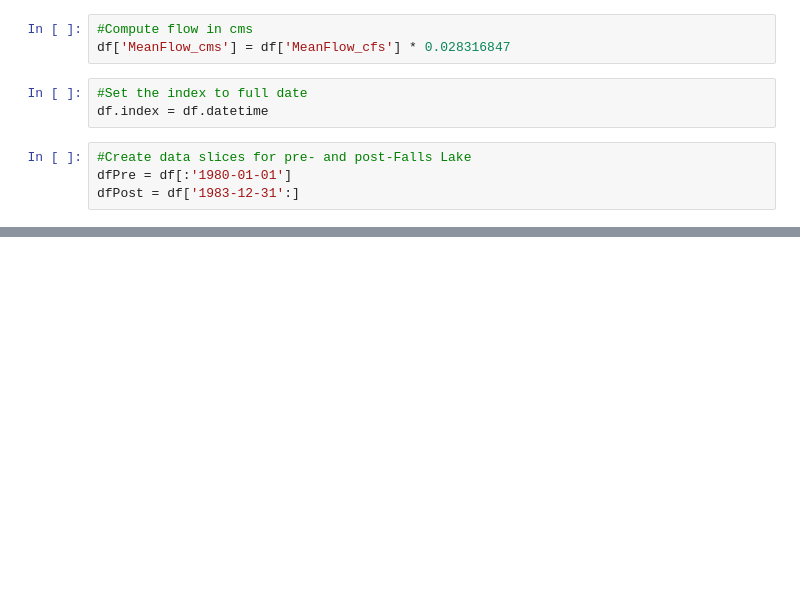
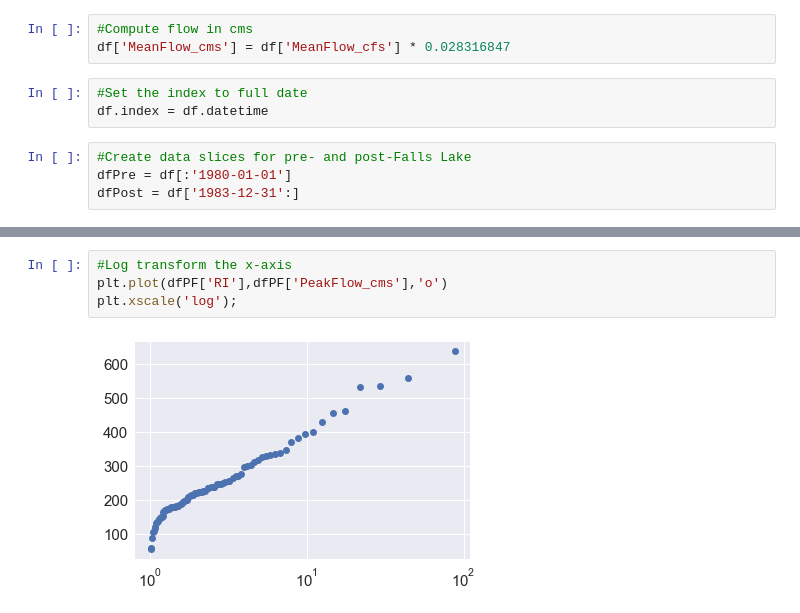
Before and after one commit to johnpfay/Water-Data-Bootcamp, a Jupyter notebook: 1_StreamFlow/Python/03-Flood-Frequency-Analysis.ipynb, the cells around one changed output, grey strips where cells are left out. Saved outputs shown, nothing was run; the diff lists cells and outputs as text; blank space fills up the shorter version.

```diff
--- a/1_StreamFlow/Python/03-Flood-Frequency-Analysis.ipynb
+++ b/1_StreamFlow/Python/03-Flood-Frequency-Analysis.ipynb
@@ -301,0 +132,6 @@ dfPreMA['Pe'] = 1 / dfPreMA['RI']
+# %%
+#Log transform the x-axis
+plt.plot(dfPF['RI'],dfPF['PeakFlow_cms'],'o')
+plt.xscale('log');
+# %% [output]
+[figure, added]
```
Also changed, not shown: parts of 62 cells of this notebook.
